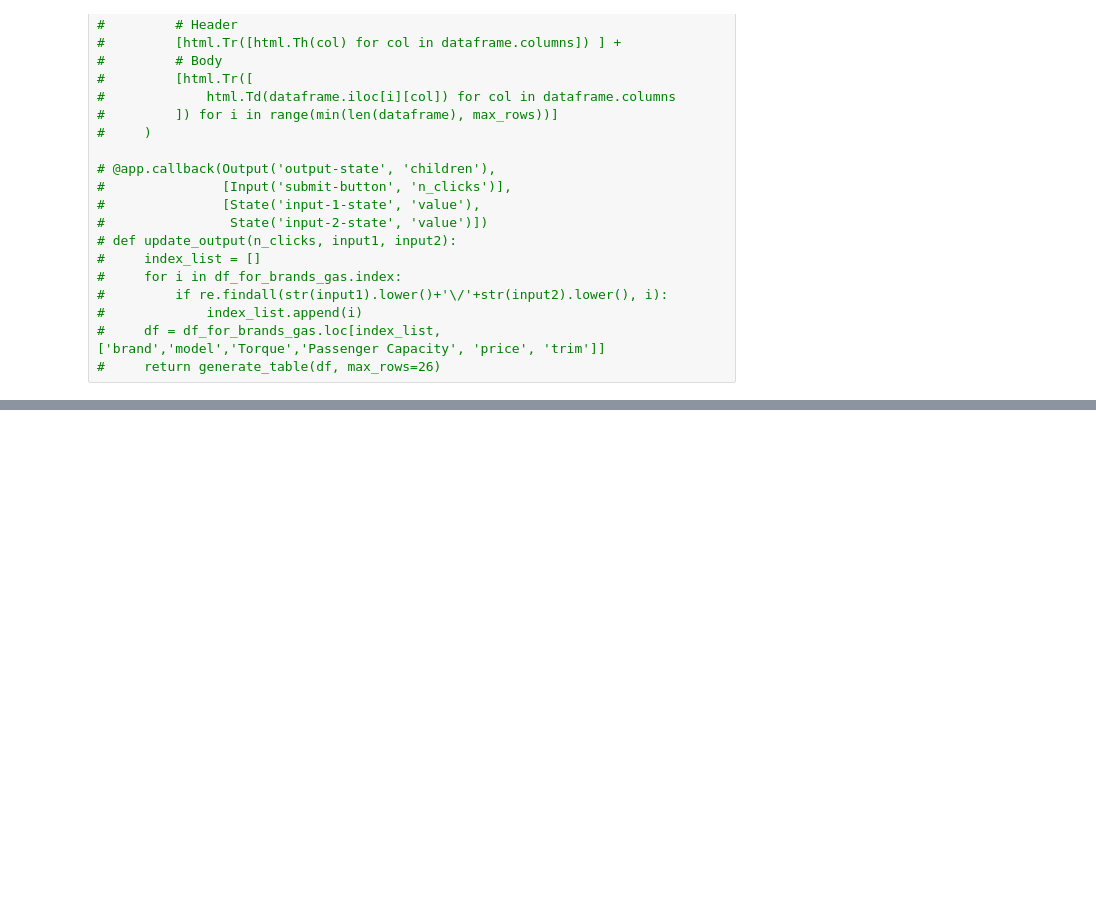
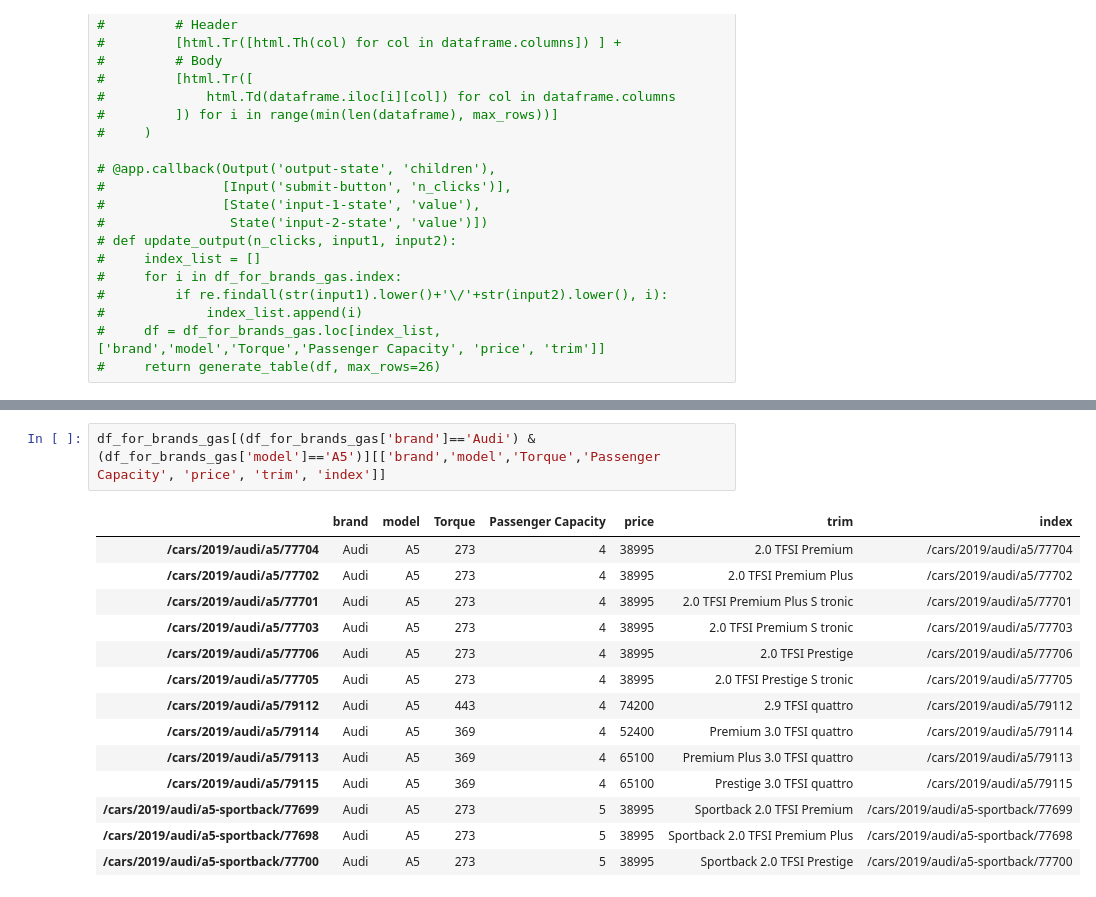
Before and after one commit to oqusous/car_recommendation_, a Jupyter notebook: 04_Dash-cop1.ipynb, the cells around one changed output, grey strips where cells are left out. Cells and saved outputs as stored; diff of their text form; blank space fills up the shorter version.

```diff
--- a/04_Dash-cop1.ipynb
+++ b/04_Dash-cop1.ipynb
@@ -287,0 +196,17 @@ ValueError: '' is not in list
+# %%
+df_for_brands_gas[(df_for_brands_gas['brand']=='Audi') & (df_for_brands_gas['model']=='A5')][['brand','model','Torque','Passenger Capacity', 'price', 'trim', 'index']]
+# %% [output]
+|  | brand | model | Torque | Passenger Capacity | price | trim | index |
+| /cars/2019/audi/a5/77704 | Audi | A5 | 273 | 4 | 38995 | 2.0 TFSI Premium | /cars/2019/audi/a5/77704 |
+| /cars/2019/audi/a5/77702 | Audi | A5 | 273 | 4 | 38995 | 2.0 TFSI Premium Plus | /cars/2019/audi/a5/77702 |
+| /cars/2019/audi/a5/77701 | Audi | A5 | 273 | 4 | 38995 | 2.0 TFSI Premium Plus S tronic | /cars/2019/audi/a5/77701 |
+| /cars/2019/audi/a5/77703 | Audi | A5 | 273 | 4 | 38995 | 2.0 TFSI Premium S tronic | /cars/2019/audi/a5/77703 |
+| /cars/2019/audi/a5/77706 | Audi | A5 | 273 | 4 | 38995 | 2.0 TFSI Prestige | /cars/2019/audi/a5/77706 |
+| /cars/2019/audi/a5/77705 | Audi | A5 | 273 | 4 | 38995 | 2.0 TFSI Prestige S tronic | /cars/2019/audi/a5/77705 |
+| /cars/2019/audi/a5/79112 | Audi | A5 | 443 | 4 | 74200 | 2.9 TFSI quattro | /cars/2019/audi/a5/79112 |
+| /cars/2019/audi/a5/79114 | Audi | A5 | 369 | 4 | 52400 | Premium 3.0 TFSI quattro | /cars/2019/audi/a5/79114 |
+| /cars/2019/audi/a5/79113 | Audi | A5 | 369 | 4 | 65100 | Premium Plus 3.0 TFSI quattro | /cars/2019/audi/a5/79113 |
+| /cars/2019/audi/a5/79115 | Audi | A5 | 369 | 4 | 65100 | Prestige 3.0 TFSI quattro | /cars/2019/audi/a5/79115 |
+| /cars/2019/audi/a5-sportback/77699 | Audi | A5 | 273 | 5 | 38995 | Sportback 2.0 TFSI Premium | /cars/2019/audi/a5-sportback/77699 |
+| /cars/2019/audi/a5-sportback/77698 | Audi | A5 | 273 | 5 | 38995 | Sportback 2.0 TFSI Premium Plus | /cars/2019/audi/a5-sportback/77698 |
+| /cars/2019/audi/a5-sportback/77700 | Audi | A5 | 273 | 5 | 38995 | Sportback 2.0 TFSI Prestige | /cars/2019/audi/a5-sportback/77700 |
```
Also changed, not shown: parts of 7 cells of this notebook, 3 other files.
